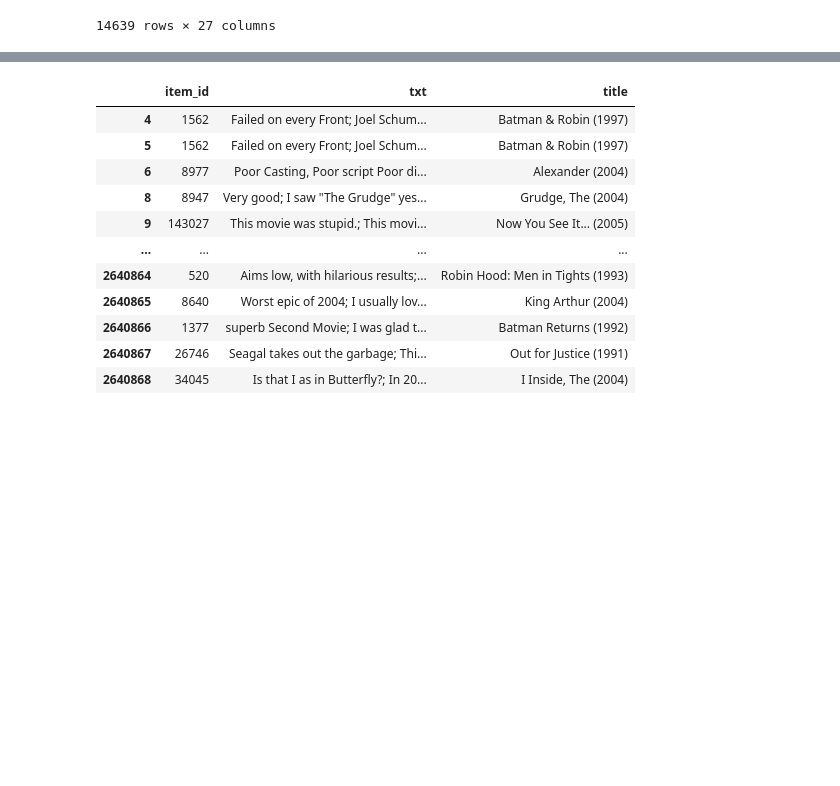
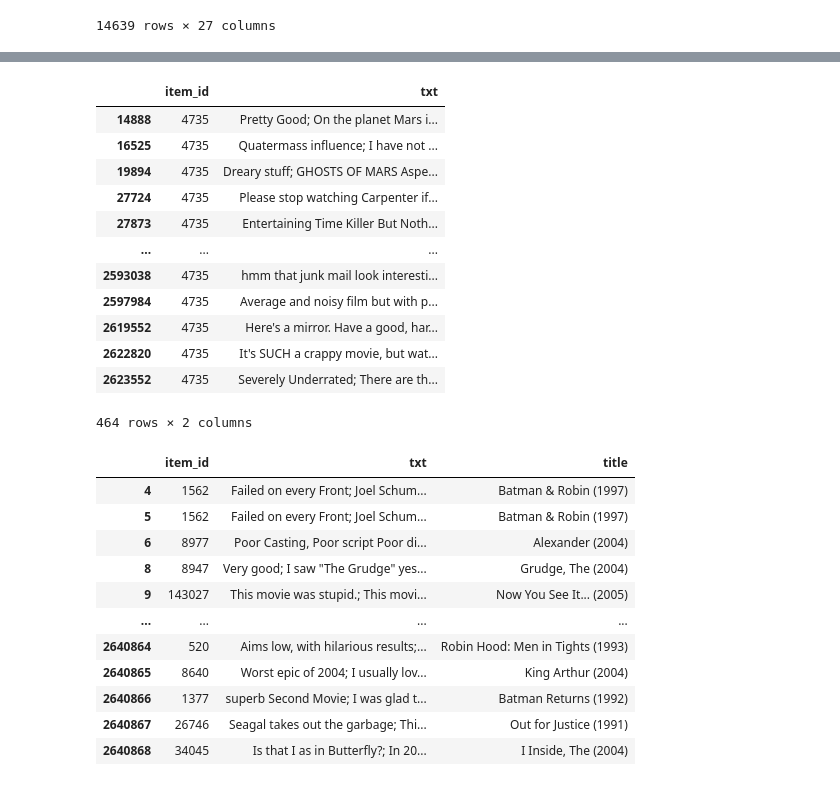
Before and after one commit to epfl-ada/ada-2024-project-gear5, a Jupyter notebook: data_exploration.ipynb, the cells around one changed output, grey strips where cells are left out. Cells and saved outputs as stored; diff of their text form; code cells hidden in the pictures; blank space fills up the shorter version.

```diff
--- a/data_exploration.ipynb
+++ b/data_exploration.ipynb
@@ -242,3 +234,4 @@ reviews_df.head(10)
 # %%
 # For faster loading and saving, we will save the dataframe as a pickle file
-reviews_df.to_pickle('./data/reviews.pkl')
+reviews_df = pd.read_pickle('./data/reviews.pkl')
+reviews_df.head(10)
@@ -245,3 +250,19 @@ reviews_df.to_pickle('./data/reviews.pkl')
+# %%
+reviews_df[reviews_df["item_id"] == 4735]
+# %% [output]
+|  | item_id | txt |
+| 14888 | 4735 | Pretty Good; On the planet Mars i... |
+| 16525 | 4735 | Quatermass influence; I have not ... |
+| 19894 | 4735 | Dreary stuff; GHOSTS OF MARS Aspe... |
+| 27724 | 4735 | Please stop watching Carpenter if... |
+| 27873 | 4735 | Entertaining Time Killer But Noth... |
+| ... | ... | ... |
+| 2593038 | 4735 | hmm that junk mail look interesti... |
+| 2597984 | 4735 | Average and noisy film but with p... |
+| 2619552 | 4735 | Here's a mirror. Have a good, har... |
+| 2622820 | 4735 | It's SUCH a crappy movie, but wat... |
+| 2623552 | 4735 | Severely Underrated; There are th... |
+464 rows × 2 columns
 # %%
 reviews_with_titles = pd.merge(reviews_df, filtered_final_data[['item_id', 'title']], on='item_id', how='left')
 reviews_with_titles.dropna(subset=['title'], inplace=True)
```
Also changed, not shown: parts of 17 cells of this notebook, 2 other files.
